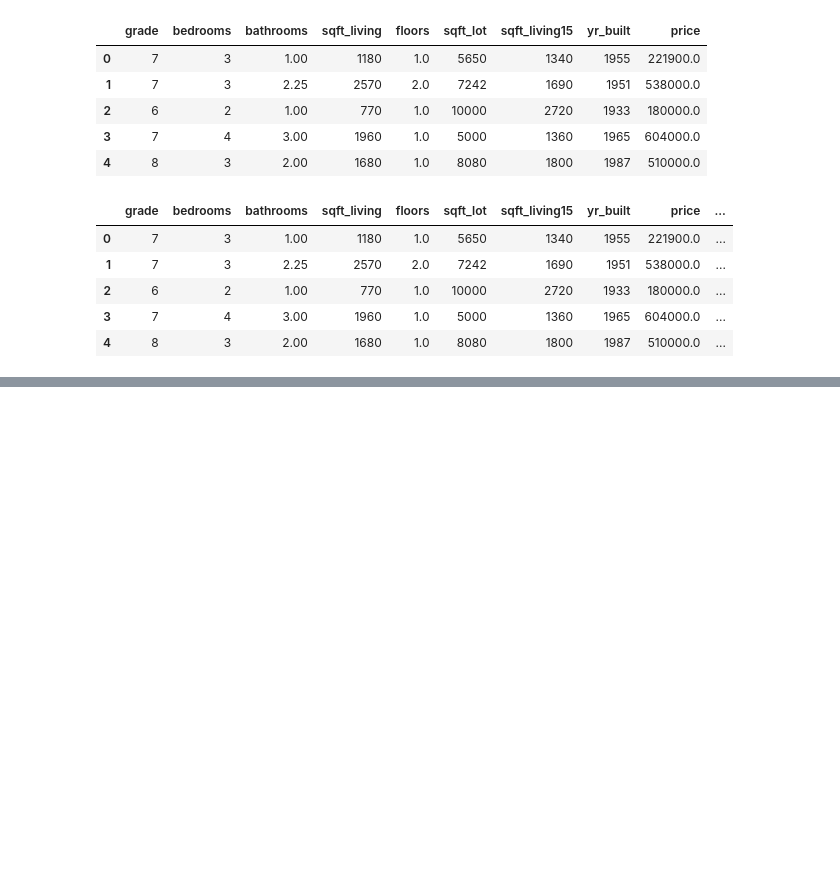
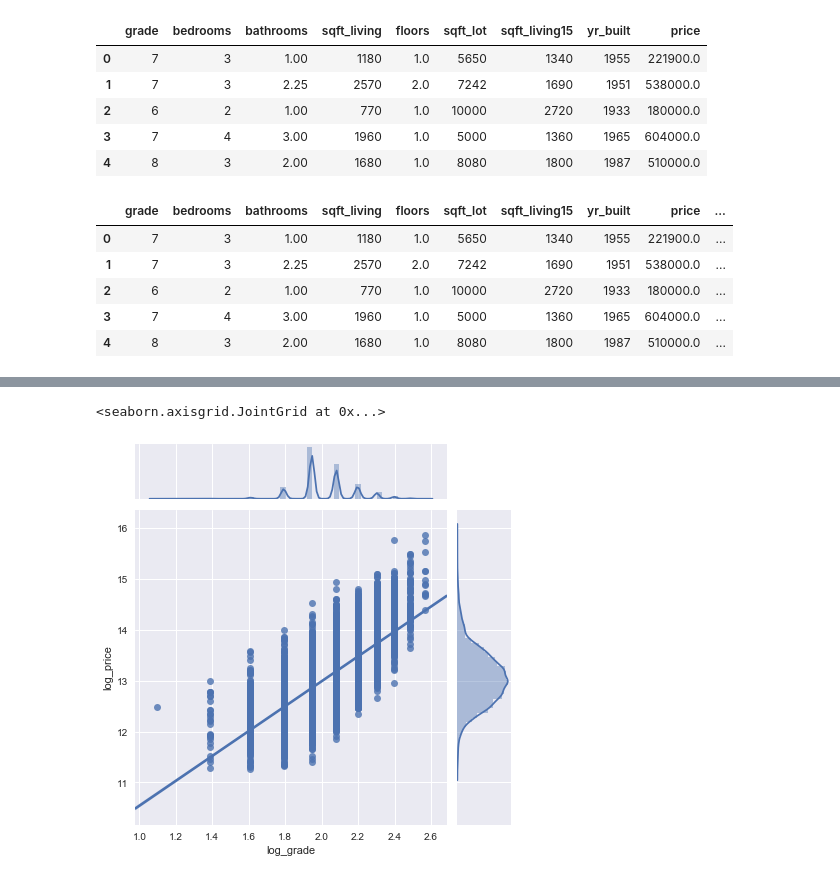
Before and after one commit to flatiron-data-science/dsc-1-final-project, a Jupyter notebook: tara_simple_reg_grade.ipynb, the cells around one changed output, grey strips where cells are left out. Cells and saved outputs as stored; diff of their text form; code cells hidden in the pictures; blank space fills up the shorter version.

Commit message:
compare log_grade and standard scale effect on grade models

```diff
--- a/tara_simple_reg_grade.ipynb
+++ b/tara_simple_reg_grade.ipynb
@@ -201,3 +207,0 @@ TypeError: fit() missing 1 required positional argument: 'X'
-# %%
-ds["scaled_price"] = scaler.fit((ds.price).copy())
-ds.head()
@@ -205,0 +208,7 @@ TypeError: fit() missing 1 required positional argument: 'X'
+# %%
+x_scaled = stan_scaler.fit_transform(x)
+
+dx = pd.DataFrame(x_scaled, columns = columns_to_normalize, index = df.index)
+# %%
+dx.rename(columns = {"price": "scaled_price", "grade": "scaled_grade"}, inplace = True)
+dx.head()
@@ -205,0 +222,3 @@ TypeError: fit() missing 1 required positional argument: 'X'
+# %%
+dss = ds.join(dx)
+dss.head()
@@ -205,0 +232,5 @@ TypeError: fit() missing 1 required positional argument: 'X'
+# %%
+sns.jointplot(x = dss.log_grade, y = dss.log_price, data = dss, kind = 'reg')
+# %% [output]
+<seaborn.axisgrid.JointGrid at 0x...>
+[figure, added]
```
Also changed, not shown: parts of 29 cells of this notebook.
